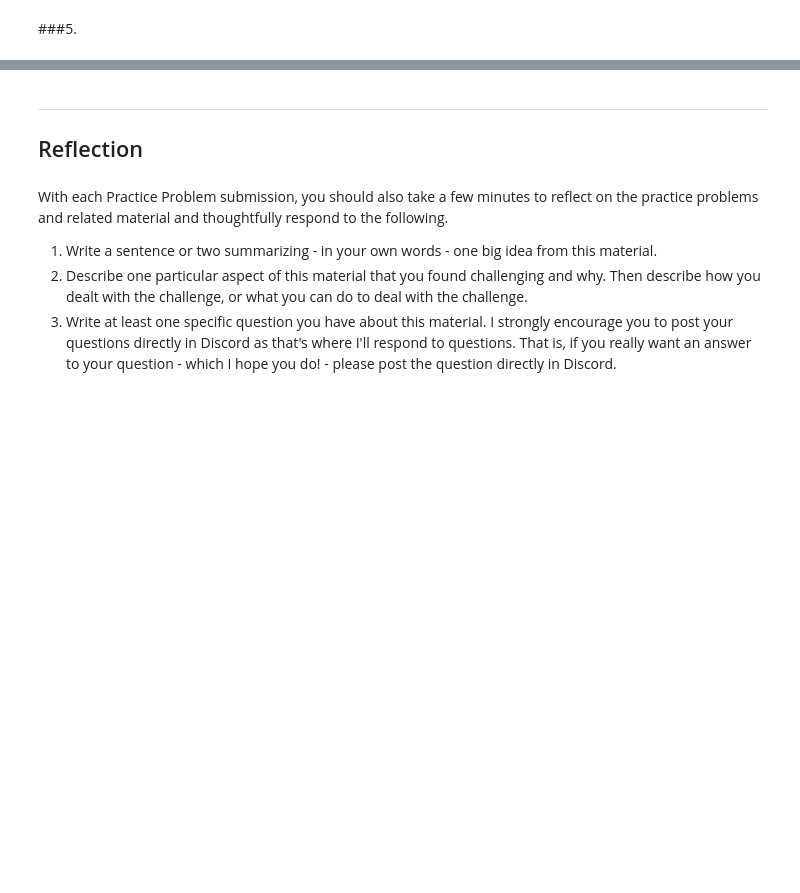
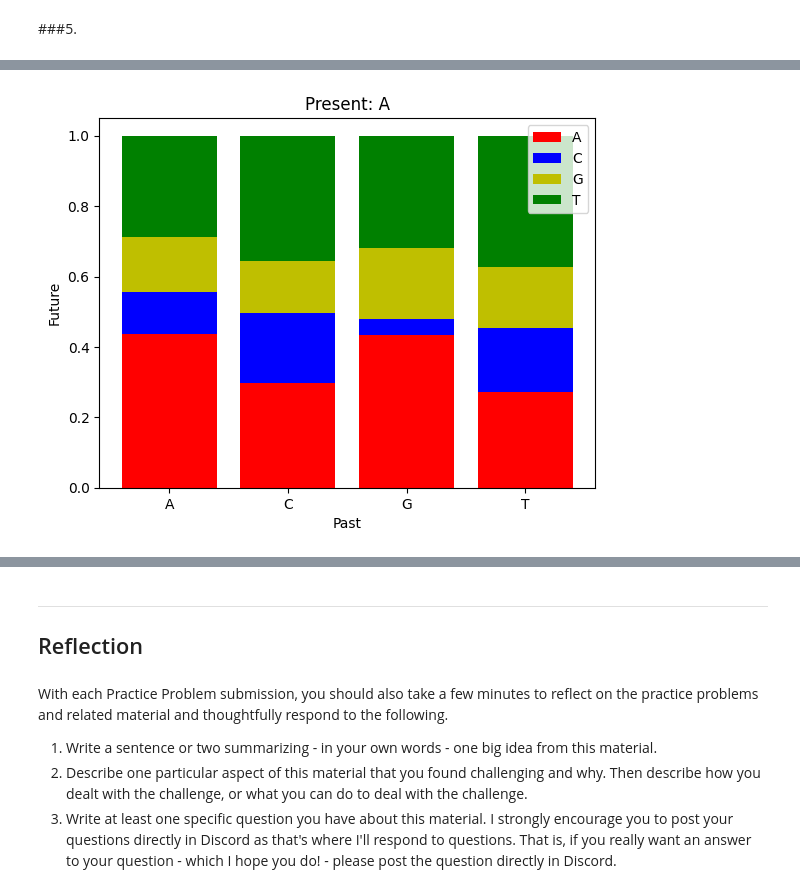
Before and after one commit to NRJaggers/Applied-Stochastic-Processes, a Jupyter notebook: PracticeProblems/Inference_for_DTMC.ipynb, the cells around one changed output, grey strips where cells are left out. Saved outputs shown, nothing was run; the diff lists cells and outputs as text; code cells hidden in the pictures; blank space fills up the shorter version.

```diff
--- a/PracticeProblems/Inference_for_DTMC.ipynb
+++ b/PracticeProblems/Inference_for_DTMC.ipynb
@@ -26,0 +150,13 @@ Original Prompt can be found [here](https://bookdown.org/kevin_davisross/applied
+# %%
+#create array to hold data
+P3 = np.zeros((subtotals.size,subtotals.size,subtotals.size))
+
+#count transitions
+for i in range(0,df.size-2):
+  past = classify_value(data[i])
+  present = classify_value(data[i+1])
+  future = classify_value(data[i+2])
+  P3[present,past,future] += 1
+
+#show results
+print(P3)
@@ -26,0 +183,9 @@ Original Prompt can be found [here](https://bookdown.org/kevin_davisross/applied
+# %%
+P3p = np.zeros((subtotals.size,subtotals.size,subtotals.size))
+
+for sheet in range(0,P3.shape[0]):
+  for row in range(0,P3.shape[1]):
+    for col in range(0,P3.shape[2]):
+      P3p[sheet,row,col] = P3[sheet,row,col]/P3[sheet,row].sum()
+
+P3p
@@ -26,0 +212,24 @@ Original Prompt can be found [here](https://bookdown.org/kevin_davisross/applied
+# %%
+# importing package
+import matplotlib.pyplot as plt
+import numpy as np
+
+# create data
+x = ['A', 'C', 'G', 'T']
+y1 = P3p[0,:,0]
+y2 = P3p[0,:,1]
+y3 = P3p[0,:,2]
+y4 = P3p[0,:,3]
+
+# plot bars in stack manner
+plt.bar(x, y1, color='r')
+plt.bar(x, y2, bottom=y1, color='b')
+plt.bar(x, y3, bottom=y1+y2, color='y')
+plt.bar(x, y4, bottom=y1+y2+y3, color='g')
+plt.xlabel("Past")
+plt.ylabel("Future")
+plt.legend(["A", "C", "G", "T"])
+plt.title("Present: A")
+plt.show()
+# %% [output]
+[figure, added]
```
Also changed, not shown: parts of 21 cells of this notebook.
